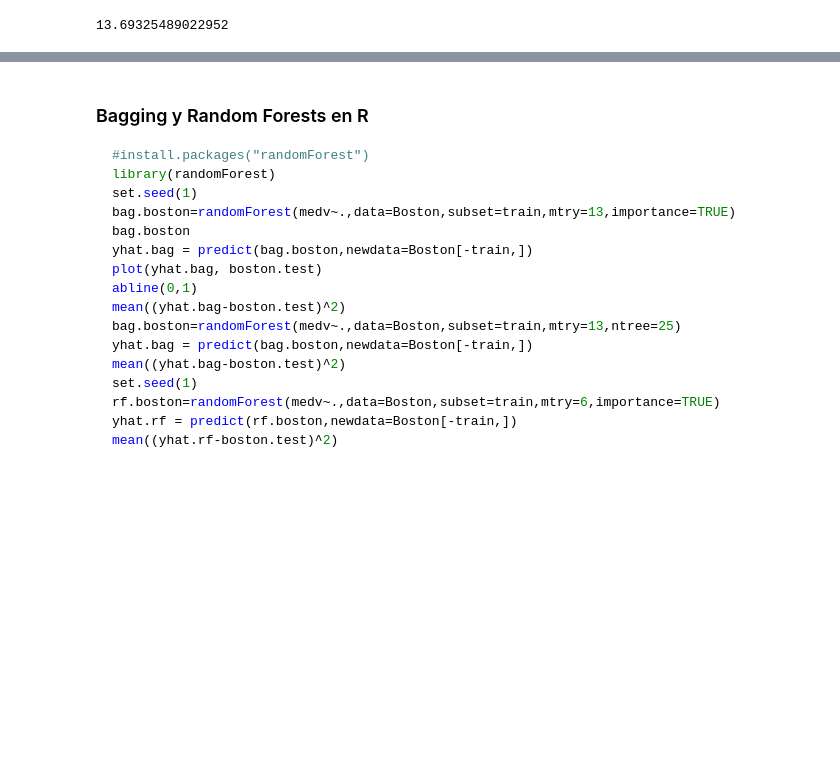
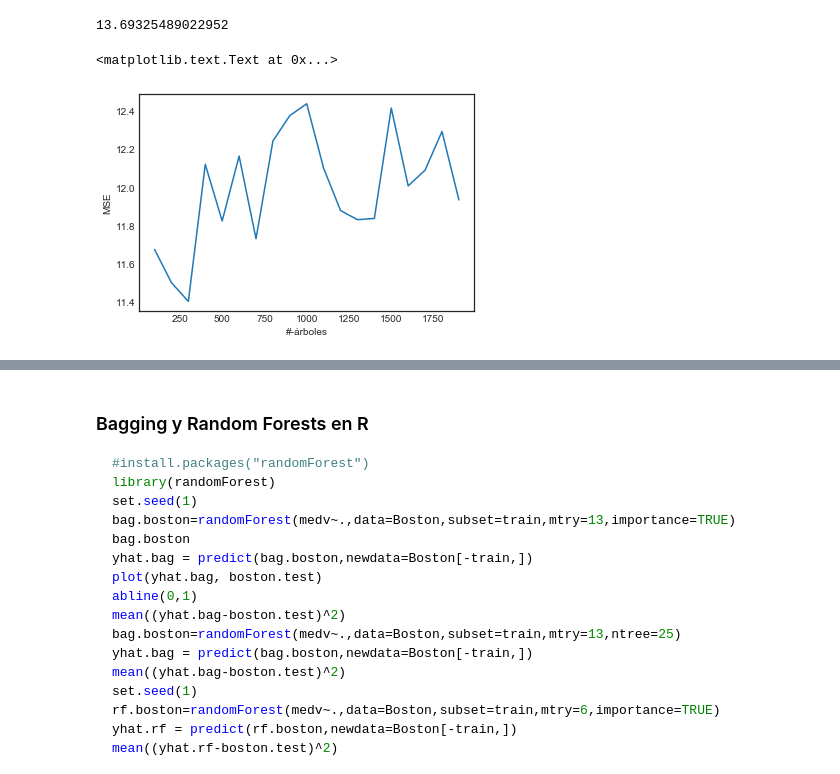
Before and after one commit to egiron/DataScience, a Jupyter notebook: Random Forest.ipynb, the cells around one changed output, grey strips where cells are left out. Cells and saved outputs as stored; diff of their text form; code cells hidden in the pictures; blank space fills up the shorter version.

```diff
--- a/Random Forest.ipynb
+++ b/Random Forest.ipynb
@@ -502,3 +567,18 @@ dtype: float64
 mean_squared_error(y_test, regr.predict(X_test))
 # %% [output]
 13.69325489022952
+# %%
+# Gráficaremos la varianza de MSE contra el número de arboles
+num_trees = range(100, 2000, 100)
+mses = []
+for num_tree in num_trees:
+    reg = GradientBoostingRegressor(n_estimators=num_tree)
+    reg.fit(X_train, y_train)
+    ypred = reg.predict(X_test)
+    mses.append(mean_squared_error(y_test, ypred))
+plt.plot(num_trees, mses)
+plt.xlabel("#-árboles")
+plt.ylabel("MSE")
+# %% [output]
+<matplotlib.text.Text at 0x...>
+[figure, added]
```
Also changed, not shown: parts of 9 cells of this notebook, 5 other files.
